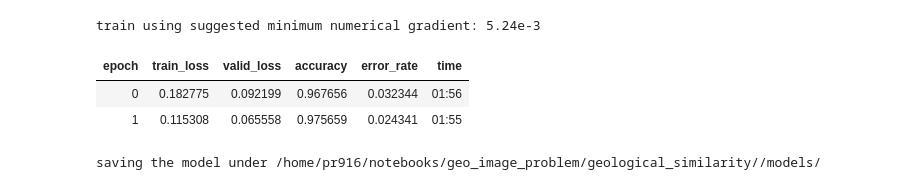
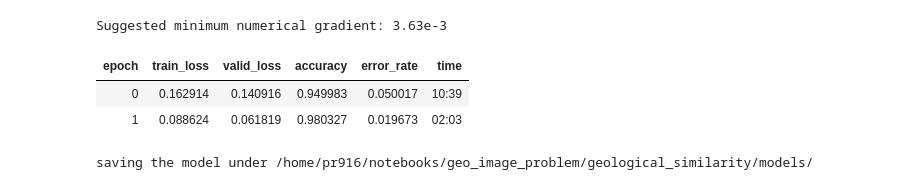
Before and after one commit to shantanuneema/geo_image_problem, a Jupyter notebook: notebooks/run_geo_image_similarity.ipynb, the cells around one changed output. Cells and saved outputs as stored; diff of their text form; code cells hidden in the pictures.

```diff
--- a/notebooks/run_geo_image_similarity.ipynb
+++ b/notebooks/run_geo_image_similarity.ipynb
@@ -95,0 +102,20 @@ Given data with labels as shown below:
+# %%
+geo_data, tfms = load_lib.load_and_restruct_data(dir_path = conf_lib.dir_path,
+                                                 image_folder = conf_lib.image_folder,
+                                                 image_size = conf_lib.image_size,
+                                                 ratio_train = conf_lib.ratio_train,
+                                                 ratio_test = conf_lib.ratio_test,
+                                                 ratio_valid = conf_lib.ratio_valid,
+                                                 data_folder_list = conf_lib.data_folder_list,
+                                                 class_folder_list = conf_lib.class_folder_list,
+                                                 aws_url = conf_lib.aws_url,
+                                                 seed=42)
+
+print('geological image data loaded')
+print('{0} classes are:'.format(geo_data.c))
+print('     ',geo_data.classes)
+print('Train dataset size: {0}'.format(len(geo_data.train_ds.x)),'images')
+print('Test dataset size: {0}'.format(len(geo_data.valid_ds.x)),'images')
+
+print('Given data with labels as shown below:')
+geo_data.show_batch(rows=5, figsize=(8,8))
@@ -120,10 +162,11 @@ Min loss divided by 10: 2.51E-02
 # %%
-print('train using suggested minimum numerical gradient:', lib.format_decimal(min_grad_0))
-learn.fit_one_cycle(2, min_grad_0)
-print('saving the model under', conf_lib.image_folder + '/models/')
+print('Suggested minimum numerical gradient:', lib.format_decimal(min_grad_0))
+learn.fit_one_cycle(2, 1e-2)
+print('saving the model under', conf_lib.image_folder + 'models/')
+learn.save('model1-rn34')
 # %% [output]
-train using suggested minimum numerical gradient: 5.24e-3
+Suggested minimum numerical gradient: 3.63e-3
 | epoch | train_loss | valid_loss | accuracy | error_rate | time |
-| 0 | 0.182775 | 0.092199 | 0.967656 | 0.032344 | 01:56 |
-| 1 | 0.115308 | 0.065558 | 0.975659 | 0.024341 | 01:55 |
+| 0 | 0.162914 | 0.140916 | 0.949983 | 0.050017 | 10:39 |
+| 1 | 0.088624 | 0.061819 | 0.980327 | 0.019673 | 02:03 |
-saving the model under /home/pr916/notebooks/geo_image_problem/geological_similarity//models/
+saving the model under /home/pr916/notebooks/geo_image_problem/geological_similarity/models/
```
Also changed, not shown: parts of 50 cells of this notebook, 5 other files.
